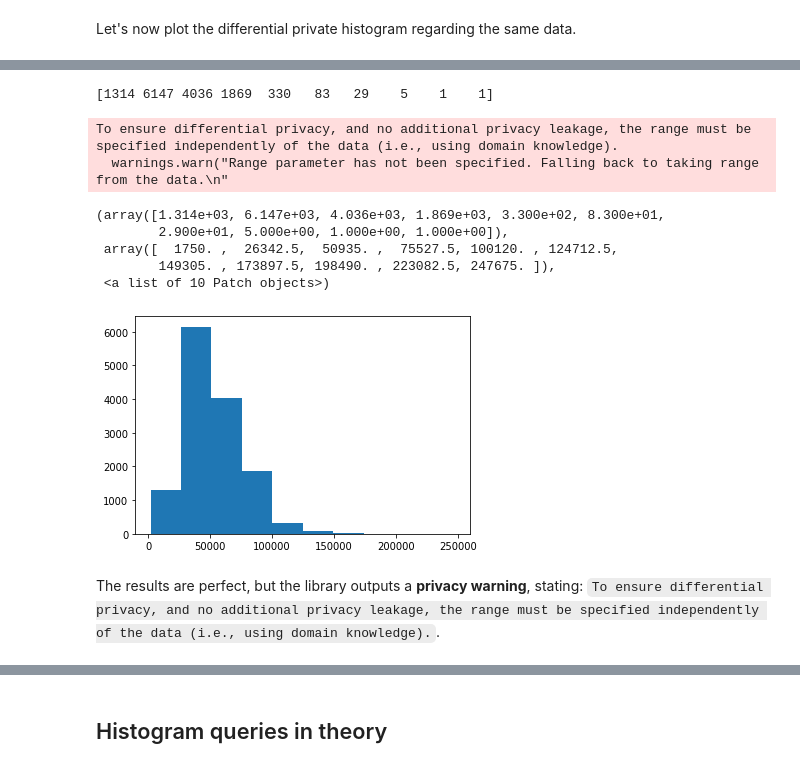
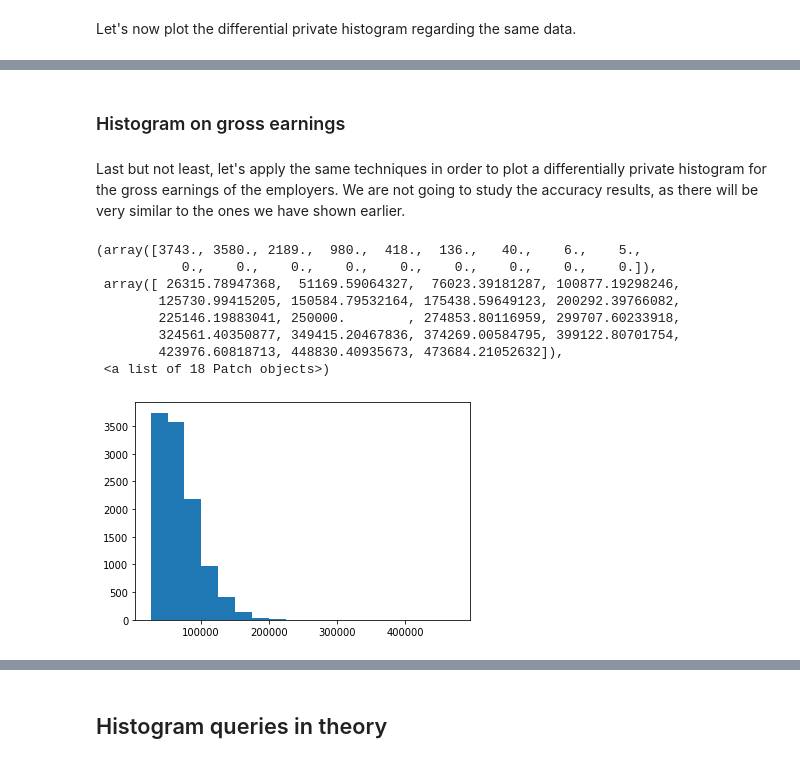
Before and after one commit to nikosgalanis/local-dp-protocols, a Jupyter notebook: ibm_lib_work/histograms.ipynb, the cells around one changed output, grey strips where cells are left out. Cells and saved outputs as stored; diff of their text form; code cells hidden in the pictures.

```diff
--- a/ibm_lib_work/histograms.ipynb
+++ b/ibm_lib_work/histograms.ipynb
@@ -28,7 +28,7 @@ import matplotlib.pyplot as plt
 # %% [markdown]
 ## Load the dataset
 # %%
-DATASET = "./salaries.csv"
+DATASET = "./complete_salaries.csv"
 df = pd.read_csv(DATASET)
 # %% [markdown]
 Let's take a look at the dataset info to see if everything is alright.
@@ -69,7 +69,7 @@ Throughout our tests, we are going to apply noise into 2 target columns: the __a
 # %% [markdown]
 With our prior knowledge regarding the IBM's bounds' selection requirements, we are going to define ourselves the bounds for the DP algorithms, by guessing the possible minimum and maximum values.
 # %%
-annual_earnings_range = (0, 1000000)
-annual_gross_range = (0, 1000000)
+annual_earnings_range = (0, 500000)
+annual_gross_range = (0, 500000)
 # %% [markdown]
 ## Histograms
@@ -88,7 +94,10 @@ def accurate_histogram(input_list, bins, epsilon, bounds_range):
     for i in range (1, 100):
         # compute the i-th histogram
         new_list = dp.tools.histogram(input_list, bins = bins, epsilon = epsilon, range = bounds_range)[0]
+        # compute the bins to return, but only once
+        if (i == 1):
+            new_bins = dp.tools.histogram(input_list, bins = bins, epsilon = epsilon, range = bounds_range)[1]
         # calculate a new list, by adding the previous, and the new histogram
         result = [sum(x) for x in zip(result, new_list)]
     # finally return the mean results of the 100 histograms
-    return [(math.floor(a / 100)) for a in result]
+    return [(math.floor(a / 100)) for a in result], new_bins
@@ -160,16 +207,21 @@ Let's now run the IBM's histogram without specifying any parameters, just the co
+# %% [markdown]
+### Histogram on gross earnings
+# %% [markdown]
+Last but not least, let's apply the same techniques in order to plot a differentially private histogram for the gross earnings of the employers. We are not going to study the accuracy results, as there will be very similar to the ones we have shown earlier.
 # %%
-hist, bins = dp.tools.histogram(df['ANNUAL_RT'].tolist())
-print(hist)
+# create custom bins
+bins = np.linspace(0, 500000, 20)[1:]
+
+hist, dummy = accurate_histogram(df['Gross'].tolist(), bins, 1, annual_earnings_range)
+
 plt.hist(bins[:-1], len(hist), weights = hist)
 # %% [output]
-[1314 6147 4036 1869  330   83   29    5    1    1]
+(array([3743., 3580., 2189.,  980.,  418.,  136.,   40.,    6.,    5.,
+           0.,    0.,    0.,    0.,    0.,    0.,    0.,    0.,    0.]),
+ array([ 26315.78947368,  51169.59064327,  76023.39181287, 100877.19298246,
+        125730.99415205, 150584.79532164, 175438.59649123, 200292.39766082,
+        225146.19883041, 250000.        , 274853.80116959, 299707.60233918,
+        324561.40350877, 349415.20467836, 374269.00584795, 399122.80701754,
+        423976.60818713, 448830.40935673, 473684.21052632]),
+ <a list of 18 Patch objects>)
-To ensure differential privacy, and no additional privacy leakage, the range must be specified independently of the data (i.e., using domain knowledge).
-  warnings.warn("Range parameter has not been specified. Falling back to taking range from the data.\n"
-(array([1.314e+03, 6.147e+03, 4.036e+03, 1.869e+03, 3.300e+02, 8.300e+01,
-        2.900e+01, 5.000e+00, 1.000e+00, 1.000e+00]),
- array([  1750. ,  26342.5,  50935. ,  75527.5, 100120. , 124712.5,
-        149305. , 173897.5, 198490. , 223082.5, 247675. ]),
- <a list of 10 Patch objects>)
-[figure, old version]
+[figure, new version]
-# %% [markdown]
-The results are perfect, but the library outputs a __privacy warning__, stating: `To ensure differential privacy, and no additional privacy leakage, the range must be specified independently of the data (i.e., using domain knowledge).`.
```
Also changed, not shown: parts of 25 cells of this notebook, 1 other file.
